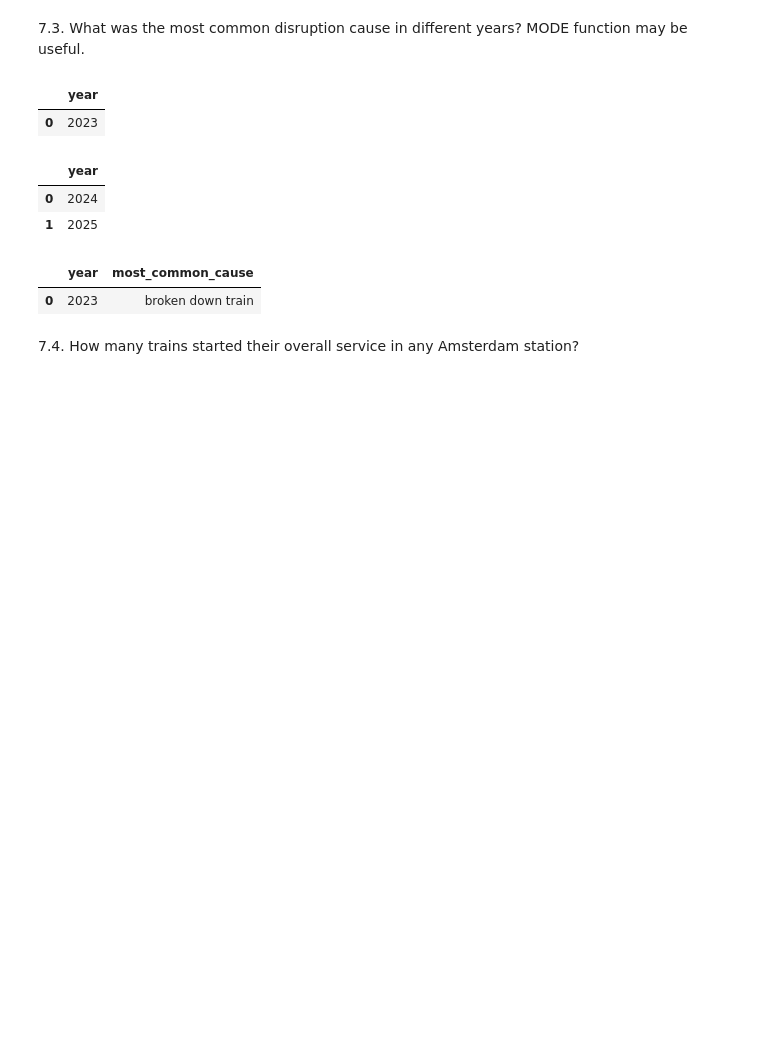
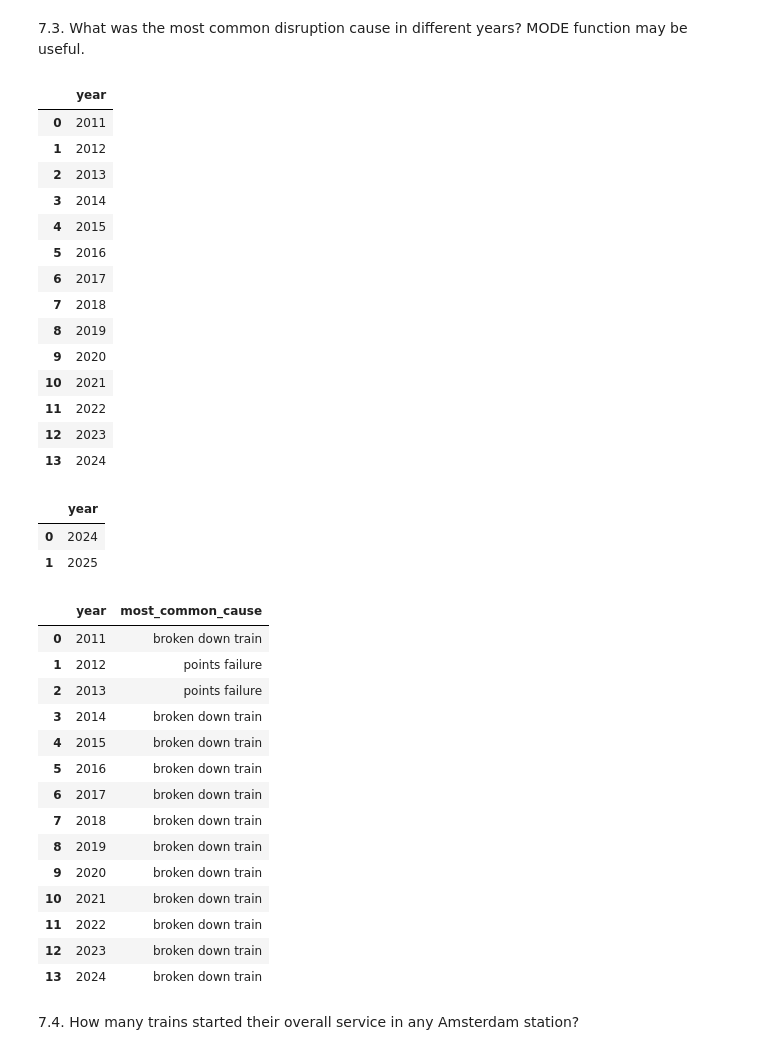
Before and after one commit to xiazek/issi_MLOps_lab, a Jupyter notebook: lab02/homework.ipynb, the cells around one changed output. Cells and saved outputs as stored; diff of their text form; code cells hidden in the pictures; blank space fills up the shorter version.

```diff
--- a/lab02/homework.ipynb
+++ b/lab02/homework.ipynb
@@ -415,29 +415,59 @@ with duckdb.connect("data/duckdb_trains.db") as db:
 7.3. What was the most common disruption cause in different years? MODE function may be useful.
 # %%
 with duckdb.connect("data/duckdb_trains.db") as db:
+    db.sql(f"""
+    ATTACH IF NOT EXISTS '{conn_string}' AS postgres_db (TYPE postgres);
+    """)
+    # ensure we have data for all years
+    display(db.execute("SELECT DISTINCT YEAR(start_time) AS year FROM postgres_db.disruptions ORDER BY year").df())
 
-    # TODO: PROBLEM: we have data from 2023 only !!!
-    display(db.execute("SELECT DISTINCT YEAR(start_time) AS year FROM disruptions ORDER BY year").df())
-    # TODO: PROBLEM: we have data from 2024-25 only !!!
     display(db.execute("SELECT DISTINCT YEAR(\"Stop:Departure time\") AS year FROM services WHERE \"Stop:Departure time\" IS NOT NULL ORDER BY year").df())
 
     most_common_disruption_cause_by_year = db.sql(
     """
-    SELECT YEAR("start_time") AS year, MODE("cause_en") AS most_common_cause
-    FROM disruptions
+    SELECT
+        YEAR("start_time") AS year,
+        MODE("cause_en") AS most_common_cause
+    FROM postgres_db.disruptions
         GROUP BY year
         ORDER BY year
     """
     ).df()
-    display(most_common_disruption_cause_by_year.head())
+    display(most_common_disruption_cause_by_year)
 # %% [output]
 |  | year |
-| 0 | 2023 |
+| 0 | 2011 |
+| 1 | 2012 |
+| 2 | 2013 |
+| 3 | 2014 |
+| 4 | 2015 |
+| 5 | 2016 |
+| 6 | 2017 |
+| 7 | 2018 |
+| 8 | 2019 |
+| 9 | 2020 |
+| 10 | 2021 |
+| 11 | 2022 |
+| 12 | 2023 |
+| 13 | 2024 |
 |  | year |
 | 0 | 2024 |
 | 1 | 2025 |
 |  | year | most_common_cause |
-| 0 | 2023 | broken down train |
+| 0 | 2011 | broken down train |
+| 1 | 2012 | points failure |
+| 2 | 2013 | points failure |
+| 3 | 2014 | broken down train |
+| 4 | 2015 | broken down train |
+| 5 | 2016 | broken down train |
+| 6 | 2017 | broken down train |
+| 7 | 2018 | broken down train |
+| 8 | 2019 | broken down train |
+| 9 | 2020 | broken down train |
+| 10 | 2021 | broken down train |
+| 11 | 2022 | broken down train |
+| 12 | 2023 | broken down train |
+| 13 | 2024 | broken down train |
 # %% [markdown]
 7.4. How many trains started their overall service in any Amsterdam station?
 # %%
```
Also changed, not shown: parts of 2 cells of this notebook.
